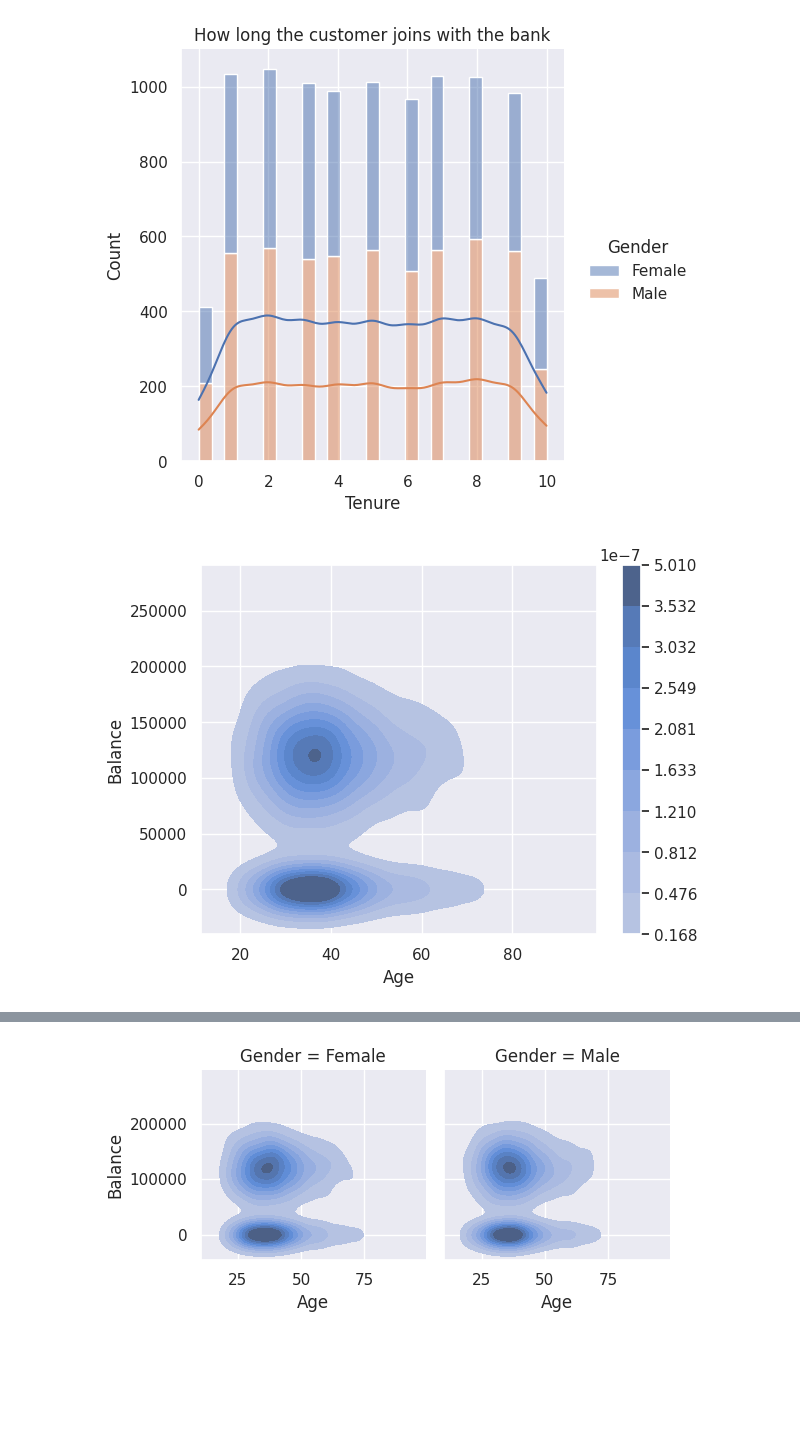
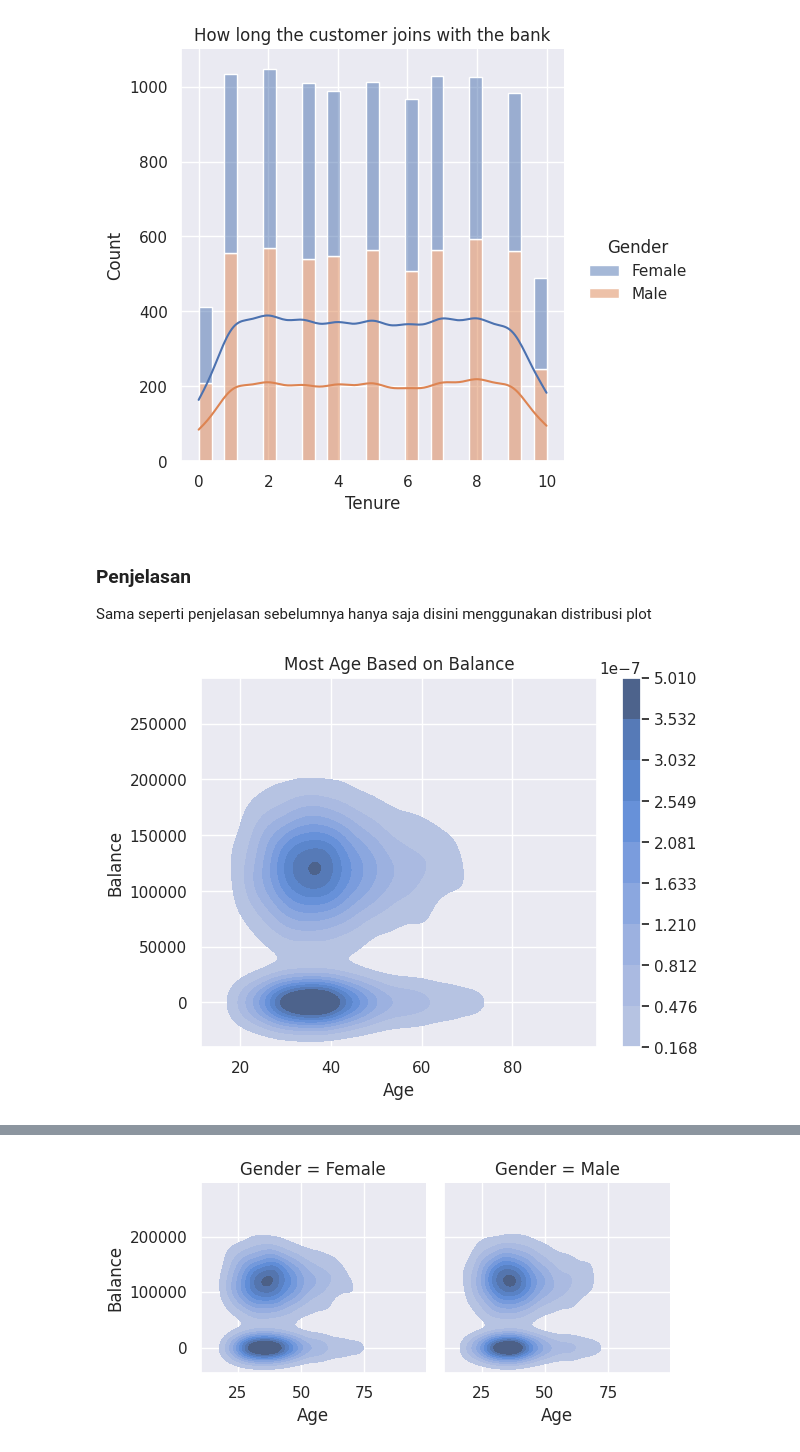
Before and after one commit to hendrimardani/data_science_bank, a Jupyter notebook: data_mining.ipynb, the cells around one changed output, grey strips where cells are left out. Drawn from its saved outputs; the diff is of its cells as text; code cells hidden in the pictures; blank space fills up the shorter version.

Commit message:
Kaggle Notebook | data_mining | Version 7

```diff
--- a/data_mining.ipynb
+++ b/data_mining.ipynb
@@ -194,7 +199,10 @@ for container in ax.containers:
 sns.displot(data=data, x="Tenure", hue="Gender", multiple="stack", kde=True).set(title="How long the customer joins with the bank");
 # %% [output]
 [figure]
+# %% [markdown]
+### Penjelasan
+Sama seperti penjelasan sebelumnya hanya saja disini menggunakan distribusi plot
 # %%
-sns.kdeplot(data=data, x="Age", y="Balance", cbar=True, fill=True);
+sns.kdeplot(data=data, x="Age", y="Balance", cbar=True, fill=True).set(title="Most Age Based on Balance");
 # %% [output]
-[figure, old version]
+[figure, new version]
```
Also changed, not shown: parts of 6 cells of this notebook.
